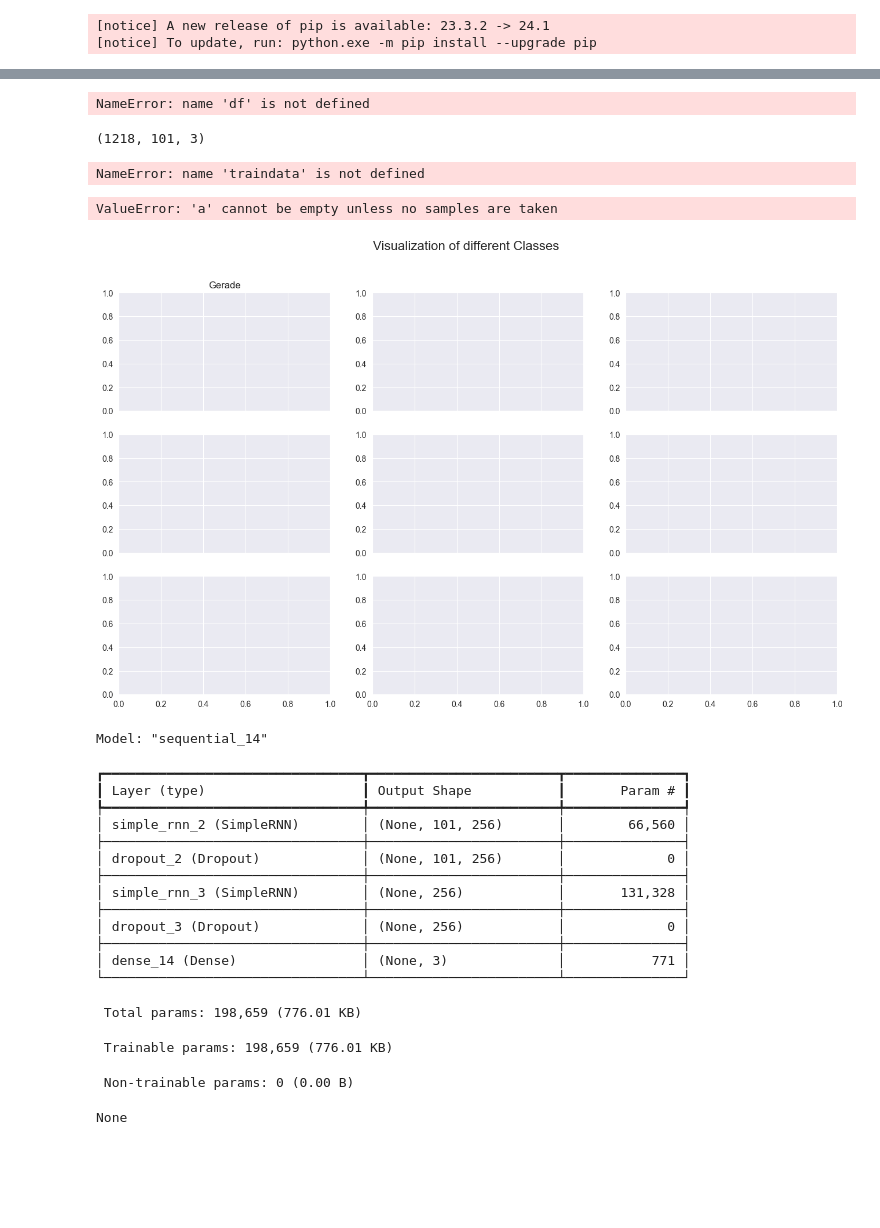
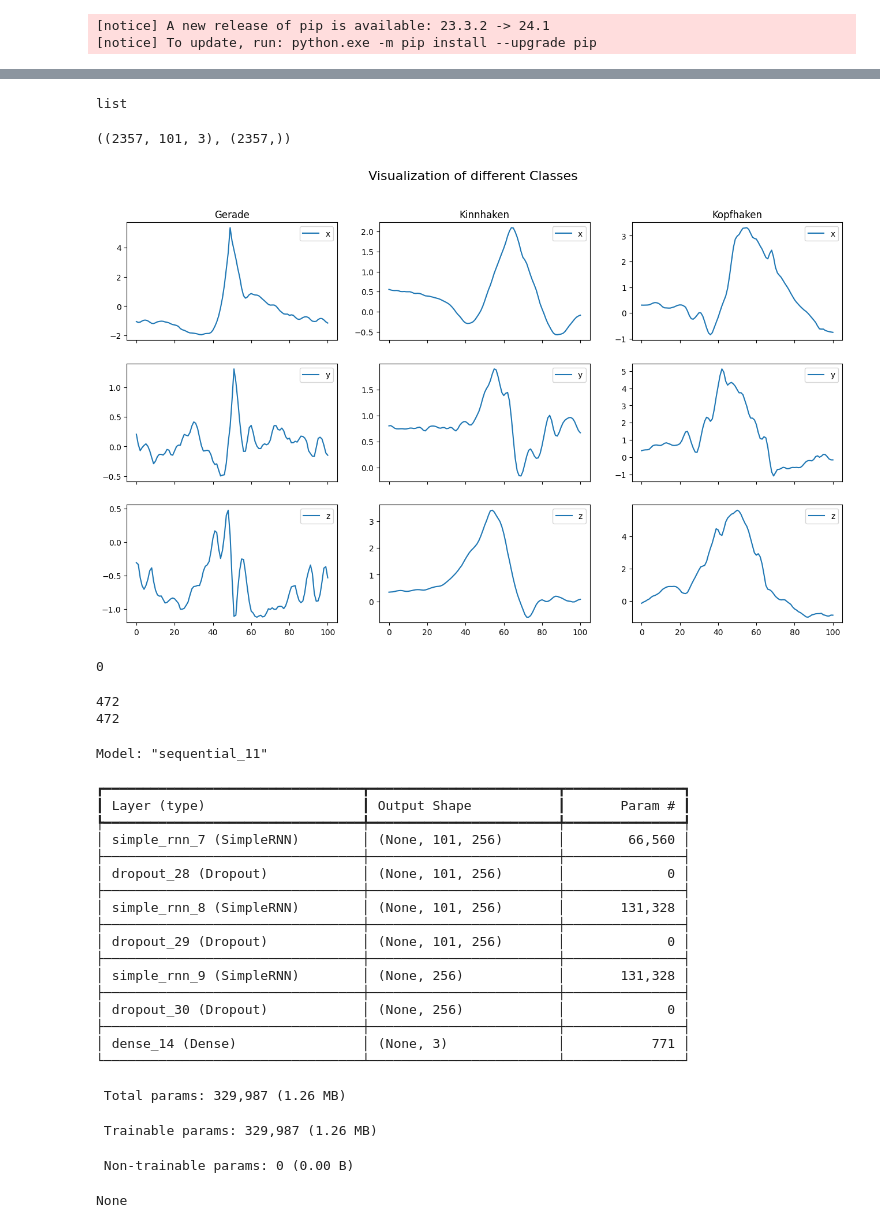
Before and after one commit to lalul335/Boxschlag-Klassifikation, a Jupyter notebook: neuronalesnetz_rnn.ipynb, the cells around one changed output, grey strips where cells are left out. Saved outputs shown, nothing was run; the diff lists cells and outputs as text; code cells hidden in the pictures; blank space fills up the shorter version.

```diff
--- a/neuronalesnetz_rnn.ipynb
+++ b/neuronalesnetz_rnn.ipynb
@@ -48,7 +54,7 @@ periodLengthMS = 1000
 sampleRateUS = 10000
 
 
-with open('raoulstolledaten.json', 'r') as f:
+with open('datav1.json', 'r') as f:
     dsds = json.load(f)
 
 
@@ -83,36 +89,13 @@ len(df_new)
 # %%
-df = pd.DataFrame({'idx': range(len(df_new)), 'dfs': df_new})
+df_list = pd.DataFrame({'idx': range(len(df_new)), 'dfs': df_new})['dfs'].values.tolist()
-# %%
-gerade = []
-kinnhaken = []
-kopfhaken = []
-
-#size_of_trainset = int(len(df) * 0.2)
-#count_per_label = int(size_of_trainset / 3)
-
-
-for i in range(len(df)):
-    if(df.iloc[i][1].iloc[1].label == "Gerade"):
-        kopfhaken.append(df.iloc[i][1])
-    elif(df.iloc[i][1].iloc[1].label == "Kinnhaken"):
-        kinnhaken.append(df.iloc[i][1])
-    elif(df.iloc[i][1].iloc[1].label == "Kopfhaken"):
-        gerade.append(df.iloc[i][1])
-
-
-traindata = gerade+ kinnhaken+ kopfhaken
-
-print(len(traindata))
-# %% [output]
-NameError: name 'df' is not defined
-# %%
-x_train.shape
-# %% [output]
-(1218, 101, 3)
+# %%
+type(df_list)
+# %% [output]
+list
 # %%
 x_train,y_train = [],[]
 
-for df in traindata:
+for df in df_list:
     y_train.append(df["label"].iloc[0])
     x_train.append(df.drop(columns=["timestamp", "label"]).values)
 
@@ -121,31 +104,30 @@ y_train = np.array(y_train)
 
 x_train.shape, y_train.shape
 # %% [output]
-NameError: name 'traindata' is not defined
+((2357, 101, 3), (2357,))
 # %%
-LABELS = ['Gerade', 'Kinnhaken', 'Kopfhaken']
+
 # Set classes to visualize and set the feature names
 FEATURE_NAMES = ['x', 'y', 'z']
 CLASSES = ['Gerade', 'Kinnhaken', 'Kopfhaken']
 
 fig, axs = plt.subplots(nrows=3, ncols=len(CLASSES), sharex=True, sharey=False)
 fig.suptitle('Visualization of different Classes', fontsize=16)
 fig.set_size_inches(16, 9)
 x = np.arange(101)                                  #!!!!!! hier die dimensionen angeben
 for index, cls in enumerate(CLASSES):
     # Set class as label for top subplot of each column
     axs[0][index].set(title=cls)
     # Get random instance from training data with corresponding class
     instance_index = np.random.choice(np.argwhere(y_train == cls).flatten())
     instance = x_train[instance_index]
     # Plot the feature groups (all axis of one measurement) in the different subplots and add labels
     for sublot in [0, 1, 2]:
         axs[sublot][index].plot(x, instance[:, sublot])
         axs[sublot][index].legend(FEATURE_NAMES[sublot])
 plt.show()
 # %% [output]
-ValueError: 'a' cannot be empty unless no samples are taken
-[figure, old version]
+[figure, new version]
 # %%
 _label = ['Gerade', 'Kinnhaken', 'Kopfhaken']
 category_to_num = {element: num for num, element in enumerate(_label)}
@@ -153,3 +135,13 @@ numerical_data = np.vectorize(category_to_num.get)(y_train)
 
 
 y_train  = np.array(numerical_data)
+# %%
+print(y_train[1])
+# %% [output]
+0
+# %%
+print(len(sk_X_test))
+print(len(sk_y_test))
+# %% [output]
+472
+472
@@ -172,6 +197,8 @@ model0 = keras.models.Sequential([
     InputLayer(shape=x_train[1].shape),
     SimpleRNN(units=256, activation='relu', return_sequences=True),
     Dropout(rate=0.2),  # Dropout zur Regularisierung
+    SimpleRNN(units=256, activation='relu', return_sequences=True),
+    Dropout(rate=0.2),  # Dropout zur Regularisierung
     SimpleRNN(units=256, activation='relu', return_sequences=False),
     Dropout(rate=0.2),  # Dropout zur Regularisierung
     Dense(3, activation='softmax')  # Ausgangsschicht für 3 Klassen
@@ -183,21 +210,25 @@ model0.compile(optimizer=keras.optimizers.Adam(), loss=keras.losses.categorical_
 # Zusammenfassung des Modells ausdrucken
 print(model0.summary())
 # %% [output]
-Model: "sequential_14"
+Model: "sequential_11"
 ┏━━━━━━━━━━━━━━━━━━━━━━━━━━━━━━━━━┳━━━━━━━━━━━━━━━━━━━━━━━━┳━━━━━━━━━━━━━━━┓
 ┃ Layer (type)                    ┃ Output Shape           ┃       Param # ┃
 ┡━━━━━━━━━━━━━━━━━━━━━━━━━━━━━━━━━╇━━━━━━━━━━━━━━━━━━━━━━━━╇━━━━━━━━━━━━━━━┩
-│ simple_rnn_2 (SimpleRNN)        │ (None, 101, 256)       │        66,560 │
+│ simple_rnn_7 (SimpleRNN)        │ (None, 101, 256)       │        66,560 │
 ├─────────────────────────────────┼────────────────────────┼───────────────┤
-│ dropout_2 (Dropout)             │ (None, 101, 256)       │             0 │
+│ dropout_28 (Dropout)            │ (None, 101, 256)       │             0 │
 ├─────────────────────────────────┼────────────────────────┼───────────────┤
-│ simple_rnn_3 (SimpleRNN)        │ (None, 256)            │       131,328 │
+│ simple_rnn_8 (SimpleRNN)        │ (None, 101, 256)       │       131,328 │
 ├─────────────────────────────────┼────────────────────────┼───────────────┤
-│ dropout_3 (Dropout)             │ (None, 256)            │             0 │
+│ dropout_29 (Dropout)            │ (None, 101, 256)       │             0 │
+├─────────────────────────────────┼────────────────────────┼───────────────┤
+│ simple_rnn_9 (SimpleRNN)        │ (None, 256)            │       131,328 │
+├─────────────────────────────────┼────────────────────────┼───────────────┤
+│ dropout_30 (Dropout)            │ (None, 256)            │             0 │
 ├─────────────────────────────────┼────────────────────────┼───────────────┤
 │ dense_14 (Dense)                │ (None, 3)              │           771 │
 └─────────────────────────────────┴────────────────────────┴───────────────┘
- Total params: 198,659 (776.01 KB)
+ Total params: 329,987 (1.26 MB)
- Trainable params: 198,659 (776.01 KB)
+ Trainable params: 329,987 (1.26 MB)
  Non-trainable params: 0 (0.00 B)
 None
```
Also changed, not shown: parts of 27 cells of this notebook, 9 other files.
